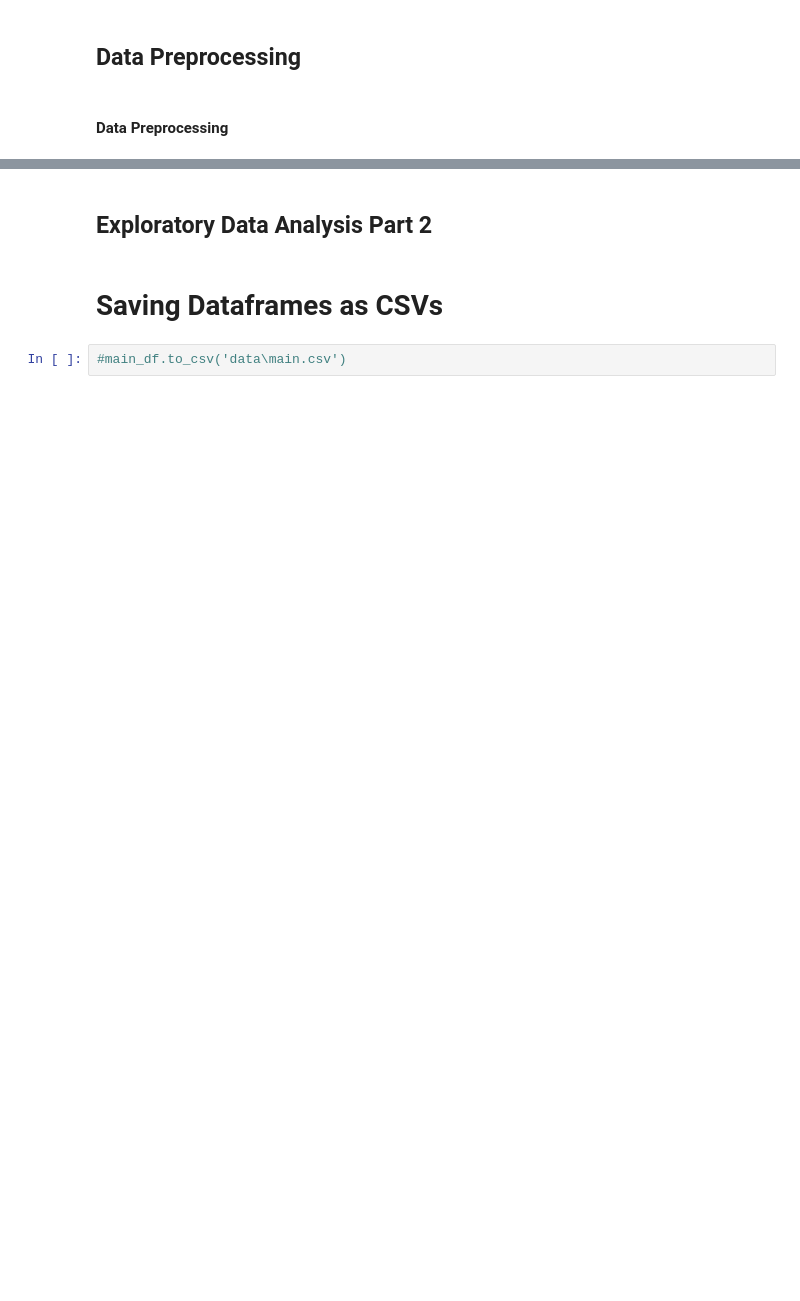
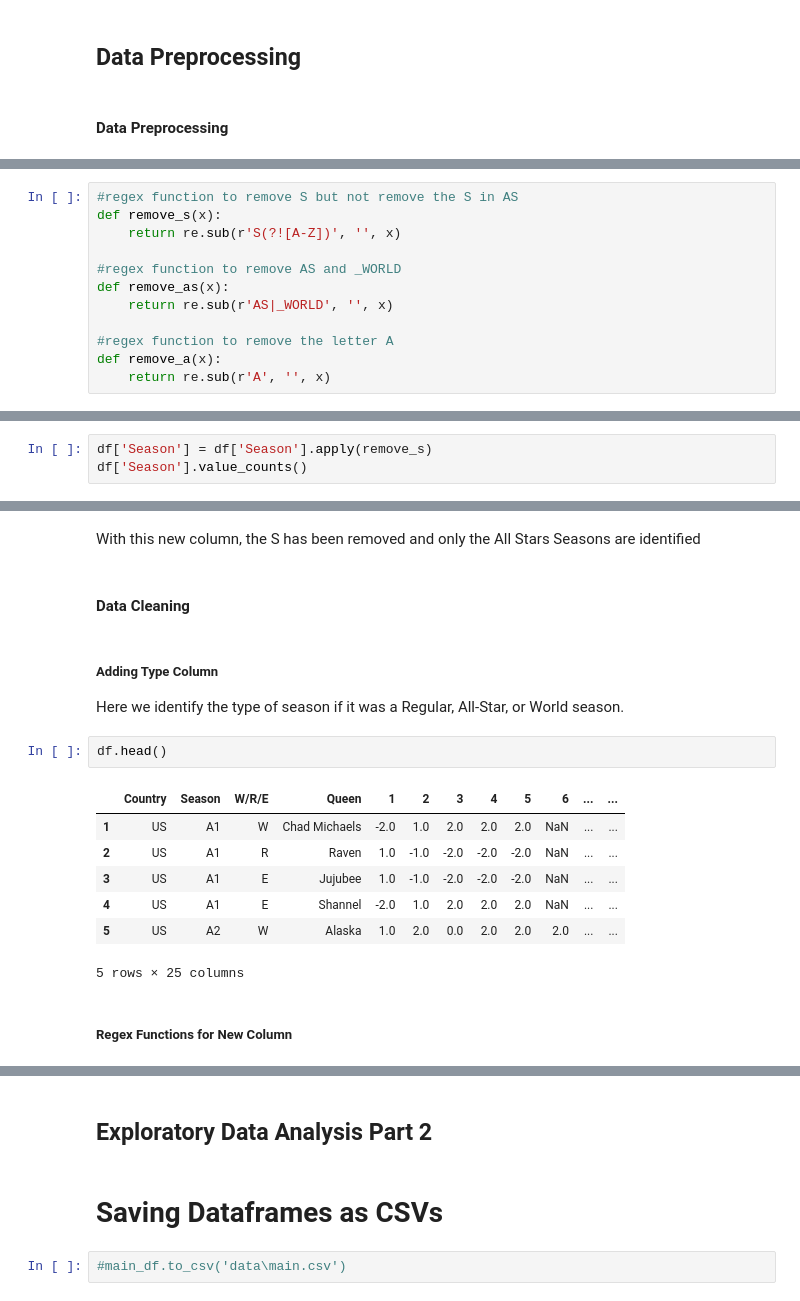
Before and after one commit to AGR-Yes/RuPauls-Drag-Race-Finalists, a Jupyter notebook: Processing.ipynb, the cells around one changed output, grey strips where cells are left out. Drawn from its saved outputs; the diff is of its cells as text; blank space fills up the shorter version.

Commit message:
Data Cleaning in progress

```diff
--- a/Processing.ipynb
+++ b/Processing.ipynb
@@ -217,0 +261,12 @@ Instead of having to display the `country` and `season` separately, we join them
+# %%
+#regex function to remove S but not remove the S in AS
+def remove_s(x):
+    return re.sub(r'S(?![A-Z])', '', x)
+
+#regex function to remove AS and _WORLD
+def remove_as(x):
+    return re.sub(r'AS|_WORLD', '', x)
+
+#regex function to remove the letter A
+def remove_a(x):
+    return re.sub(r'A', '', x)
@@ -217,0 +275,3 @@ Instead of having to display the `country` and `season` separately, we join them
+# %%
+df['Season'] = df['Season'].apply(remove_s)
+df['Season'].value_counts()
@@ -217,0 +296,20 @@ Instead of having to display the `country` and `season` separately, we join them
+# %% [markdown]
+With this new column, the S has been removed and only the All Stars Seasons are identified
+# %% [markdown]
+#### **Data Cleaning**
+# %% [markdown]
+##### **Adding Type Column**
+
+Here we identify the type of season if it was a Regular, All-Star, or World season.
+# %%
+df.head()
+# %% [output]
+|  | Country | Season | W/R/E | Queen | 1 | 2 | 3 | 4 | 5 | 6 | ... | ... |
+| 1 | US | A1 | W | Chad Michaels | -2.0 | 1.0 | 2.0 | 2.0 | 2.0 | NaN | ... | ... |
+| 2 | US | A1 | R | Raven | 1.0 | -1.0 | -2.0 | -2.0 | -2.0 | NaN | ... | ... |
+| 3 | US | A1 | E | Jujubee | 1.0 | -1.0 | -2.0 | -2.0 | -2.0 | NaN | ... | ... |
+| 4 | US | A1 | E | Shannel | -2.0 | 1.0 | 2.0 | 2.0 | 2.0 | NaN | ... | ... |
+| 5 | US | A2 | W | Alaska | 1.0 | 2.0 | 0.0 | 2.0 | 2.0 | 2.0 | ... | ... |
+5 rows × 25 columns
+# %% [markdown]
+##### **Regex Functions for New Column**
```
Also changed, not shown: parts of 28 cells of this notebook.
